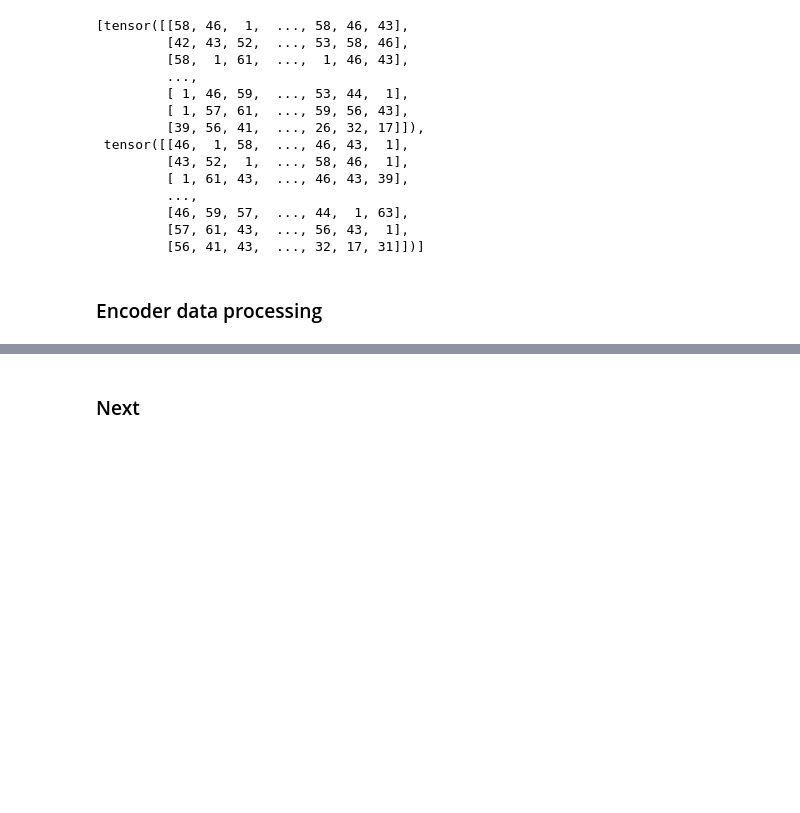
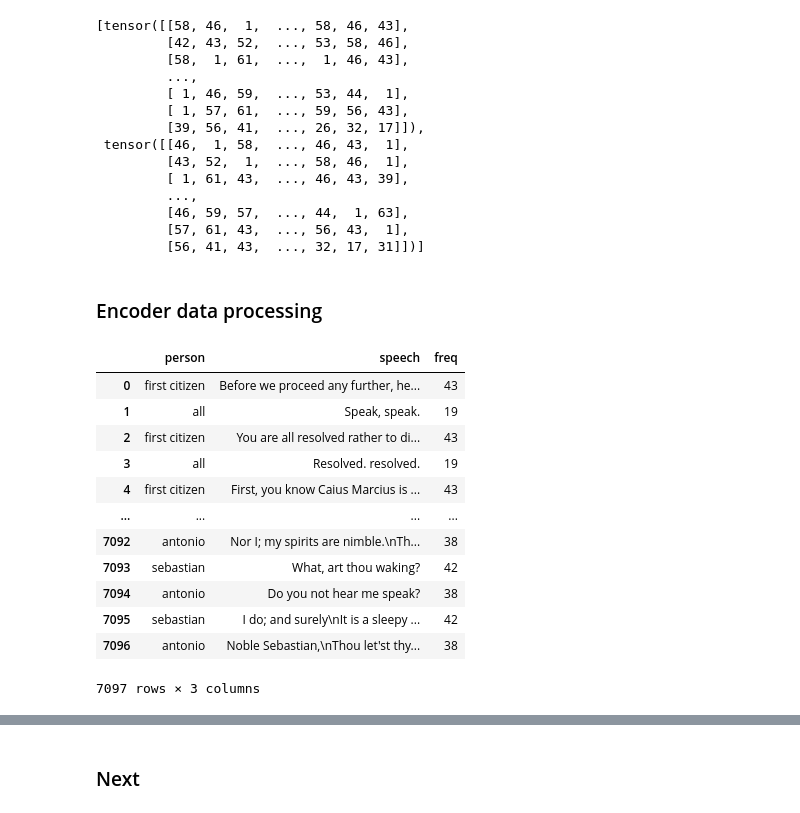
Before and after one commit to adamoz/mini, a Jupyter notebook: transformer/concepts.ipynb, the cells around one changed output, grey strips where cells are left out. Drawn from its saved outputs; the diff is of its cells as text; code cells hidden in the pictures; blank space fills up the shorter version.

Commit message:
feature: person labels for data

```diff
--- a/transformer/concepts.ipynb
+++ b/transformer/concepts.ipynb
@@ -643,3 +643,21 @@ next(iter(train_loader))
          [56, 41, 43,  ..., 32, 17, 31]])]
 # %% [markdown]
 ### Encoder data processing
+# %%
+with open('shakespear.txt', 'r', encoding='utf-8') as fr:
+    text = fr.read()
+# %%
+from collections import Counter
+
+def separate_person_and_speech(data):
+    idx, text = data
+    try:
+        person, speech = text.split(':\n', 1)
+    except Exception as err:
+        return None, None
+    person = person.strip().lower()
+    speech = speech.strip()
+    return person, speech
+
+parsed_text = list(map(lambda data: separate_person_and_speech(data), enumerate(text.split('\n\n'))))
+persons, speeches = zip(*parsed_text)
@@ -645,0 +666,18 @@ next(iter(train_loader))
+# %%
+df = pd.DataFrame({'person': persons, 'speech': speeches}).dropna()
+df = pd.merge(df, df.person.value_counts().to_frame().reset_index().rename(columns={'index': 'person', 'person': 'freq'}), on='person', how='left')
+df
+# %% [output]
+|  | person | speech | freq |
+| 0 | first citizen | Before we proceed any further, he... | 43 |
+| 1 | all | Speak, speak. | 19 |
+| 2 | first citizen | You are all resolved rather to di... | 43 |
+| 3 | all | Resolved. resolved. | 19 |
+| 4 | first citizen | First, you know Caius Marcius is ... | 43 |
+| ... | ... | ... | ... |
+| 7092 | antonio | Nor I; my spirits are nimble.\nTh... | 38 |
+| 7093 | sebastian | What, art thou waking? | 42 |
+| 7094 | antonio | Do you not hear me speak? | 38 |
+| 7095 | sebastian | I do; and surely\nIt is a sleepy ... | 42 |
+| 7096 | antonio | Noble Sebastian,\nThou let'st thy... | 38 |
+7097 rows × 3 columns
```
Also changed, not shown: parts of 2 cells of this notebook, 2 other files.
